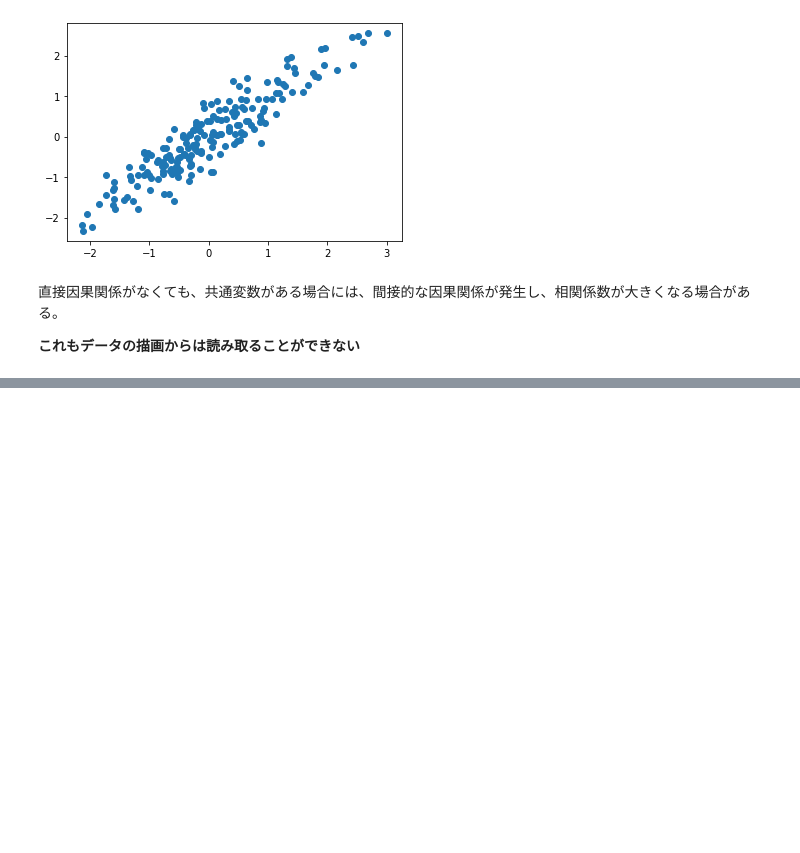
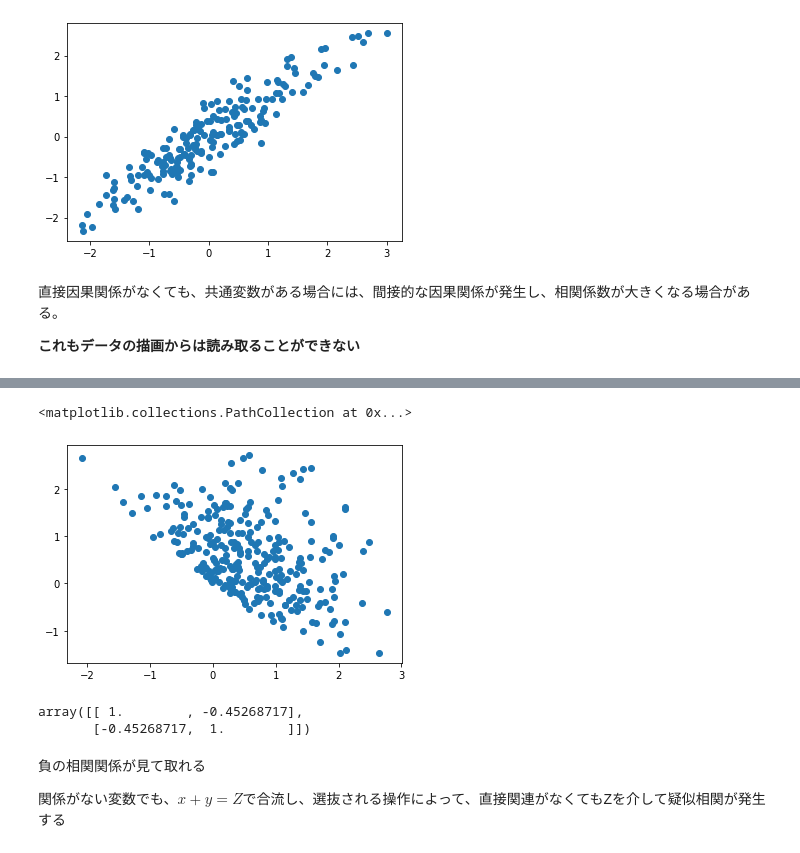
Before and after one commit to emor1/causal_book, a Jupyter notebook: ch1/ch1.ipynb, the cells around one changed output, grey strips where cells are left out. Cells and saved outputs as stored; diff of their text form; code cells hidden in the pictures; blank space fills up the shorter version.

```diff
--- a/ch1/ch1.ipynb
+++ b/ch1/ch1.ipynb
@@ -104,0 +132,30 @@ plt.scatter(Z2_std,Y2_std)
+# %%
+# 合流点で選抜を行うプログラム
+
+# 合流点を作成
+Z = x+y
+
+# 新たなん合流点で条件を満たす変数の用意
+x_new = np.array([])
+y_new = np.array([])
+
+# Zの値が０以上で選抜してnew変数に追加する
+for i in range(num_data):
+    if Z[i] > 0.0:
+        x_new = np.append(x_new, x[i])
+        y_new = np.append(y_new, y[i])
+
+# 散布図
+plt.scatter(x_new, y_new)
+# %% [output]
+<matplotlib.collections.PathCollection at 0x...>
+[figure, added]
+# %%
+np.corrcoef(x_new, y_new)
+# %% [output]
+array([[ 1.        , -0.45268717],
+       [-0.45268717,  1.        ]])
+# %% [markdown]
+負の相関関係が見て取れる
+
+関係がない変数でも、$x+y=Z$で合流し、選抜される操作によって、直接関連がなくてもZを介して疑似相関が発生する
```
Also changed, not shown: parts of 4 cells of this notebook.
